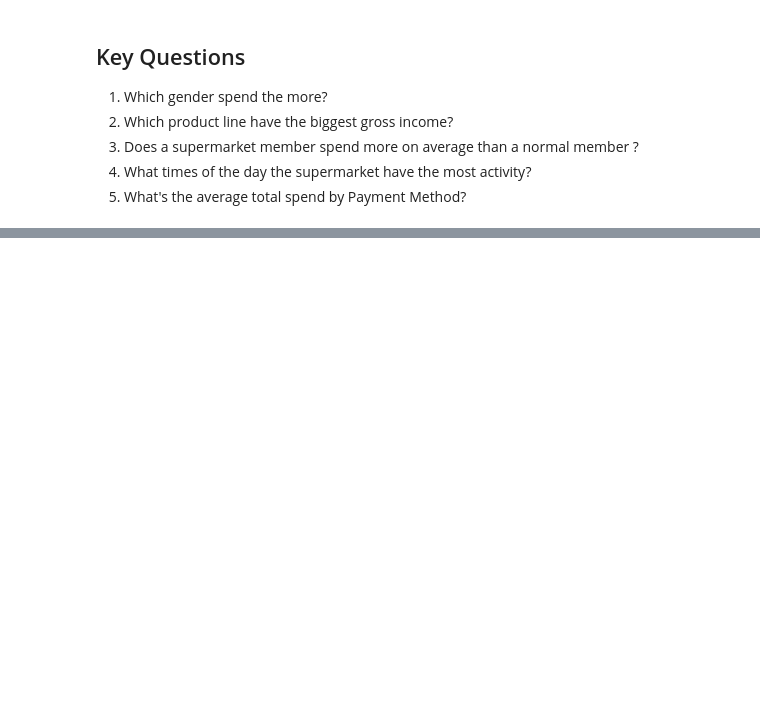
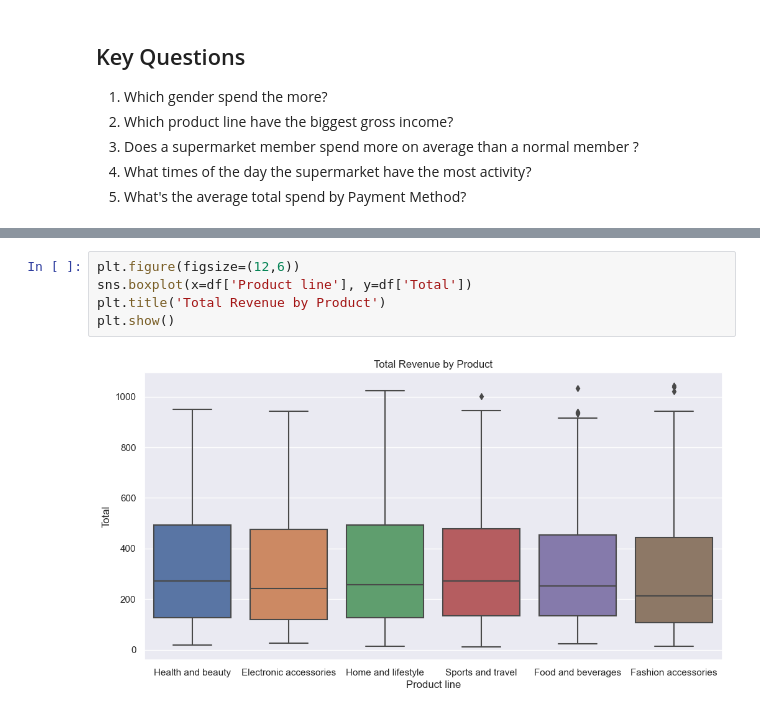
Before and after one commit to leonemma/Consumer-Behavior-and-Sales-Trends-in-Supermarkets, a Jupyter notebook: supermarkets_sales.ipynb, the cells around one changed output, grey strips where cells are left out. Cells and saved outputs as stored; diff of their text form; blank space fills up the shorter version.

```diff
--- a/supermarkets_sales.ipynb
+++ b/supermarkets_sales.ipynb
@@ -440,0 +456,7 @@ $$
+# %%
+plt.figure(figsize=(12,6))
+sns.boxplot(x=df['Product line'], y=df['Total'])
+plt.title('Total Revenue by Product')
+plt.show()
+# %% [output]
+[figure, added]
```
Also changed, not shown: parts of 16 cells of this notebook.
